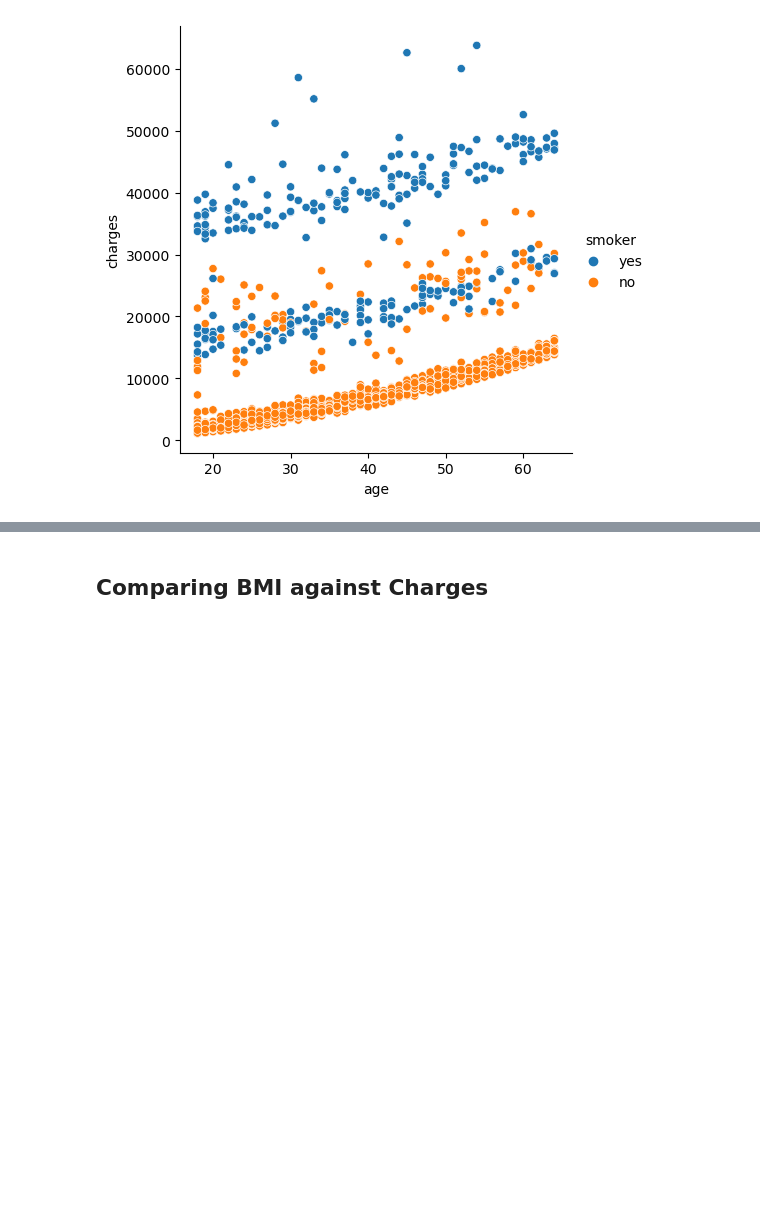
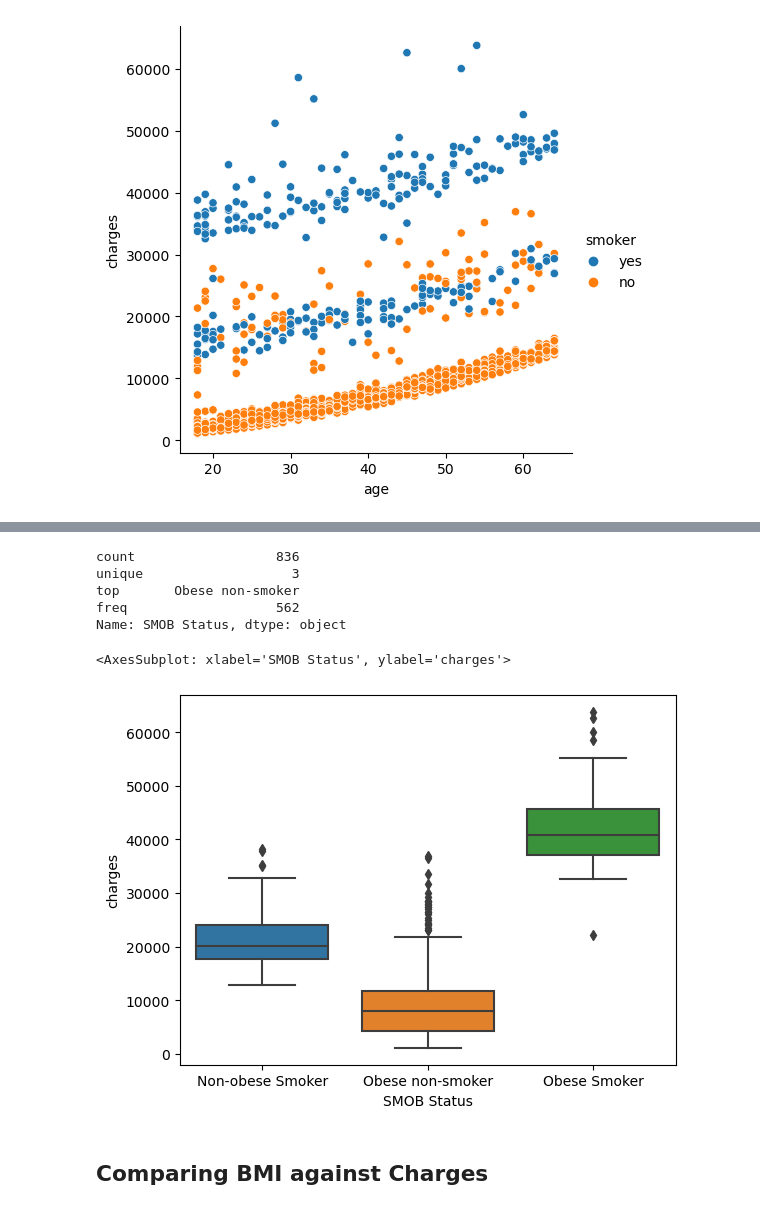
Before and after one commit to ubco-W2022T1-cosc301/project-group21, a Jupyter notebook: notebooks/ungraded/analysis1a.ipynb, the cells around one changed output, grey strips where cells are left out. Cells and saved outputs as stored; diff of their text form; code cells hidden in the pictures; blank space fills up the shorter version.

```diff
--- a/notebooks/ungraded/analysis1a.ipynb
+++ b/notebooks/ungraded/analysis1a.ipynb
@@ -86,3 +138,16 @@ sns.relplot(x = 'age', y = 'charges', hue = 'smoker', data = df)
+# %%
+df['SMOB Status'].describe()
+# %% [output]
+count                  836
+unique                   3
+top       Obese non-smoker
+freq                   562
+Name: SMOB Status, dtype: object
+# %%
+sns.boxplot(df, x = 'SMOB Status', y ='charges')
+# %% [output]
+<AxesSubplot: xlabel='SMOB Status', ylabel='charges'>
+[figure, added]
 # %% [markdown]
 ## Comparing BMI against Charges
 # %%
```
Also changed, not shown: parts of 10 cells of this notebook, 2 other files.
